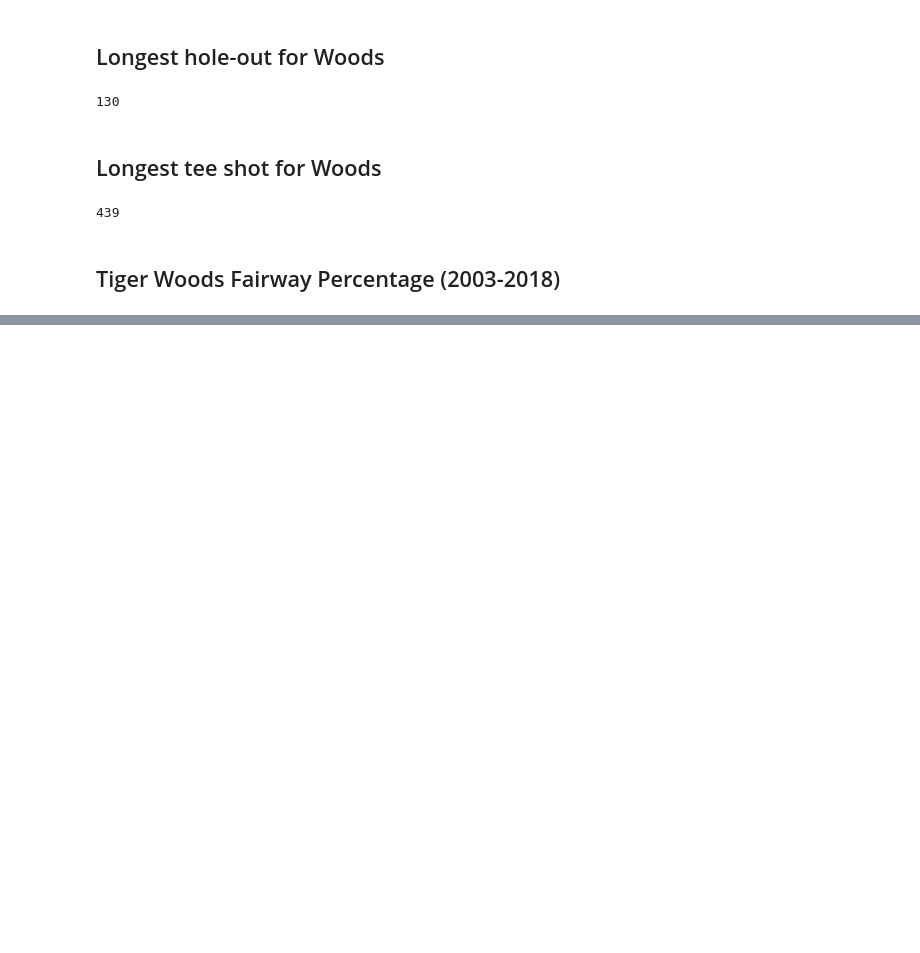
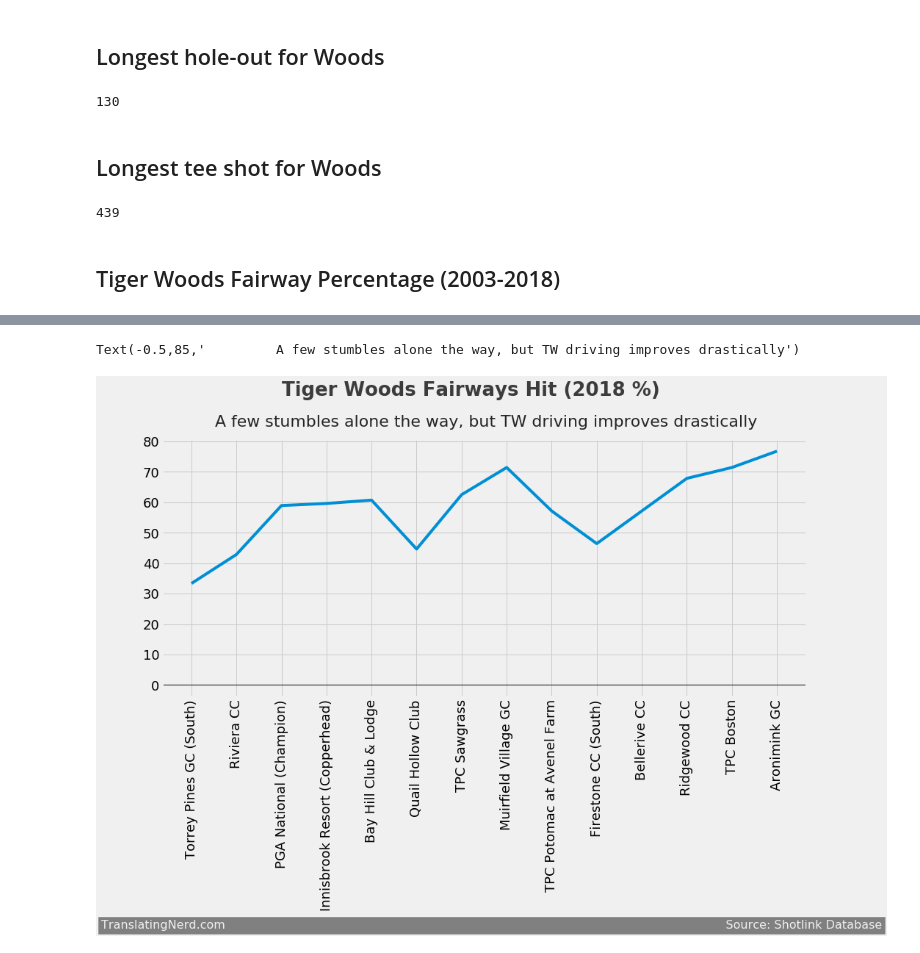
Before and after one commit to nbeaudoin/PGA-Tour-Shotlink-Analytics, a Jupyter notebook: Tiger Woods Basic Analysis.ipynb, the cells around one changed output, grey strips where cells are left out. Saved outputs shown, nothing was run; the diff lists cells and outputs as text; code cells hidden in the pictures; blank space fills up the shorter version.

```diff
--- a/Tiger Woods Basic Analysis.ipynb
+++ b/Tiger Woods Basic Analysis.ipynb
@@ -18,7 +18,7 @@ pd.set_option('display.max_columns', 500)
 conn = sqlite3.connect('Shotlink.db')
 # %%
 # Query data for Tiger Woods
-df = sql.read_sql("""SELECT * FROM Shotlink
+df = sql.read_sql("""SELECT * FROM PGA_stats
                 WHERE PlayerLastName = 'Woods'""", con=conn)
 print(len(df))
 # %% [output]
@@ -162,0 +229,7 @@ ax = sns.barplot(x="Year", y="percentage", data=fairway_df)
+# %%
+# Reset index by tournament position in the PGA Tour season
+fairway_df_2018 = final_df.sort_values(by='Position')
+fairway_df_2018.reset_index(inplace=True)
+
+fairway_df_2018['Percent'] = fairway_df_2018['Percentage'] * 100
+fairway_df_2018
@@ -162,0 +252,25 @@ ax = sns.barplot(x="Year", y="percentage", data=fairway_df)
+# %%
+import matplotlib.style as style
+style.use('fivethirtyeight')
+import matplotlib.pyplot as plt
+from matplotlib import rcParams
+
+fairways_graph_2018 = fairway_df_2018.plot(kind='line', x='Course', y='Percent', figsize = (14,6), legend = False, rot=90)
+plt.xticks(fairway_df_2018.index, fairway_df_2018['Course'])
+fairways_graph_2018.tick_params(axis = 'both', which = 'major', labelsize = 18)
+fairways_graph_2018.axhline(y = 0, color = 'black', linewidth = 1.3, alpha = .7)
+
+fairways_graph_2018.xaxis.label.set_visible(False)
+fairways_graph_2018.text(x=-2, y=-80, s = 'TranslatingNerd.com                                                                                                                                     Source: Shotlink Database',
+    fontsize = 16, color = '#f0f0f0', backgroundcolor = 'grey')
+
+fairways_graph_2018.text(x = 2, y = 95, s = "Tiger Woods Fairways Hit (2018 %)",
+              fontsize = 26, weight = 'bold', alpha = .75)
+fairways_graph_2018.text(x = -.5, y = 85,
+             s = '         A few stumbles alone the way, but TW driving improves drastically',
+           fontsize = 22, alpha = .85)
+
+# Graphing source: https://www.dataquest.io/blog/making-538-plots/
+# %% [output]
+Text(-0.5,85,'         A few stumbles alone the way, but TW driving improves drastically')
+[figure, added]
```
Also changed, not shown: parts of 15 cells of this notebook.
